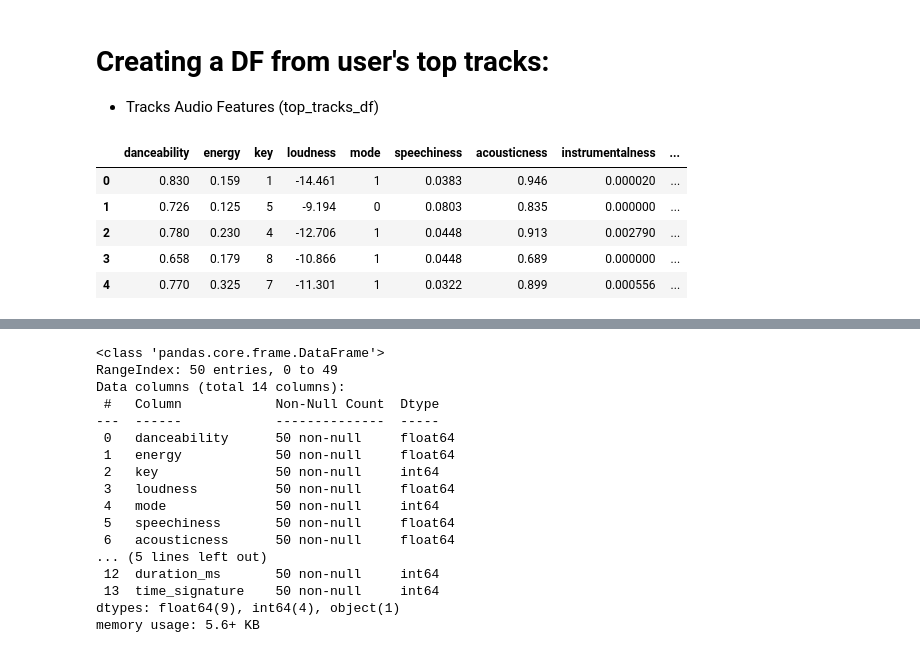
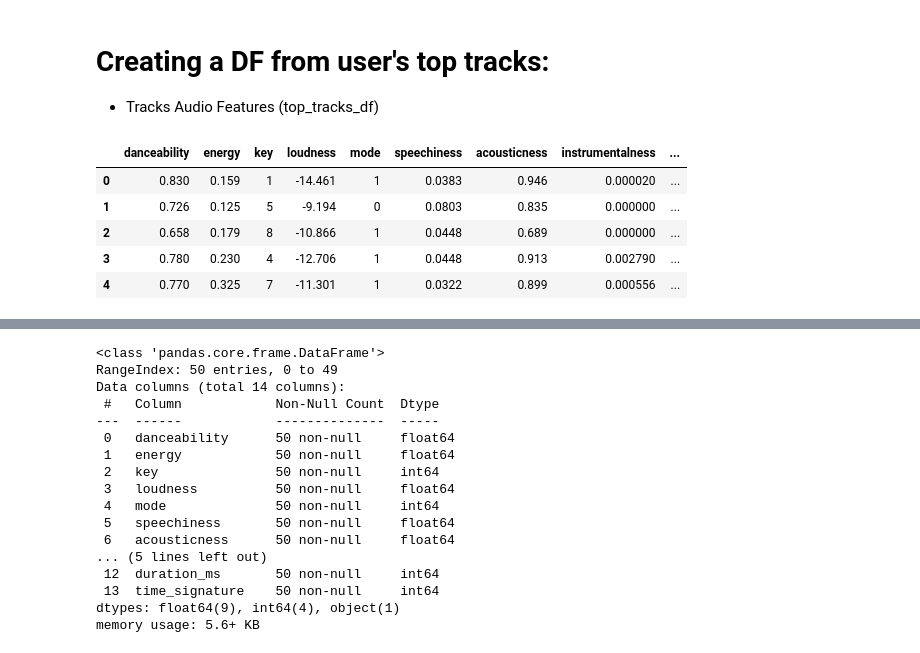
Before and after one commit to spotify-song/DS, a Jupyter notebook: notebooks/1.0-av-initial-data-exploration.ipynb, the cells around one changed output, grey strips where cells are left out. Drawn from its saved outputs; the diff is of its cells as text; code cells hidden in the pictures.

```diff
--- a/notebooks/1.0-av-initial-data-exploration.ipynb
+++ b/notebooks/1.0-av-initial-data-exploration.ipynb
@@ -190,21 +117,16 @@ The following are the key value pairs contained in the audio features for 10 tra
 # %% [markdown]
 # Creating a DF from user's top tracks:
 - Tracks Audio Features (top_tracks_df)
-# %%
-# Generating the dataframe for the tracks
-
-# Take the two lists (K_LST, V_LST) and turn those into the dataframeh; the K_LST will be the column names
-# V_LST will be the values; and they will be indexed by the track id's
-
-top_tracks_df = pd.DataFrame(lst_v_lst, columns=k_lst)
-top_tracks_df.head()
-# %% [output]
-|  | danceability | energy | key | loudness | mode | speechiness | acousticness | instrumentalness | ... |
-| 0 | 0.830 | 0.159 | 1 | -14.461 | 1 | 0.0383 | 0.946 | 0.000020 | ... |
-| 1 | 0.726 | 0.125 | 5 | -9.194 | 0 | 0.0803 | 0.835 | 0.000000 | ... |
-| 2 | 0.780 | 0.230 | 4 | -12.706 | 1 | 0.0448 | 0.913 | 0.002790 | ... |
-| 3 | 0.658 | 0.179 | 8 | -10.866 | 1 | 0.0448 | 0.689 | 0.000000 | ... |
-| 4 | 0.770 | 0.325 | 7 | -11.301 | 1 | 0.0322 | 0.899 | 0.000556 | ... |
+# %%
+top_tracks_df = pd.DataFrame(audio_feat)
+top_tracks_df.head()
+# %% [output]
+|  | danceability | energy | key | loudness | mode | speechiness | acousticness | instrumentalness | ... |
+| 0 | 0.830 | 0.159 | 1 | -14.461 | 1 | 0.0383 | 0.946 | 0.000020 | ... |
+| 1 | 0.726 | 0.125 | 5 | -9.194 | 0 | 0.0803 | 0.835 | 0.000000 | ... |
+| 2 | 0.658 | 0.179 | 8 | -10.866 | 1 | 0.0448 | 0.689 | 0.000000 | ... |
+| 3 | 0.780 | 0.230 | 4 | -12.706 | 1 | 0.0448 | 0.913 | 0.002790 | ... |
+| 4 | 0.770 | 0.325 | 7 | -11.301 | 1 | 0.0322 | 0.899 | 0.000556 | ... |
 # %%
 # Combining 'track/artist name' and 'top_tracks_df' DataFrames and droping useless columns
 
```
Also changed, not shown: parts of 13 cells of this notebook, 6 other files.
